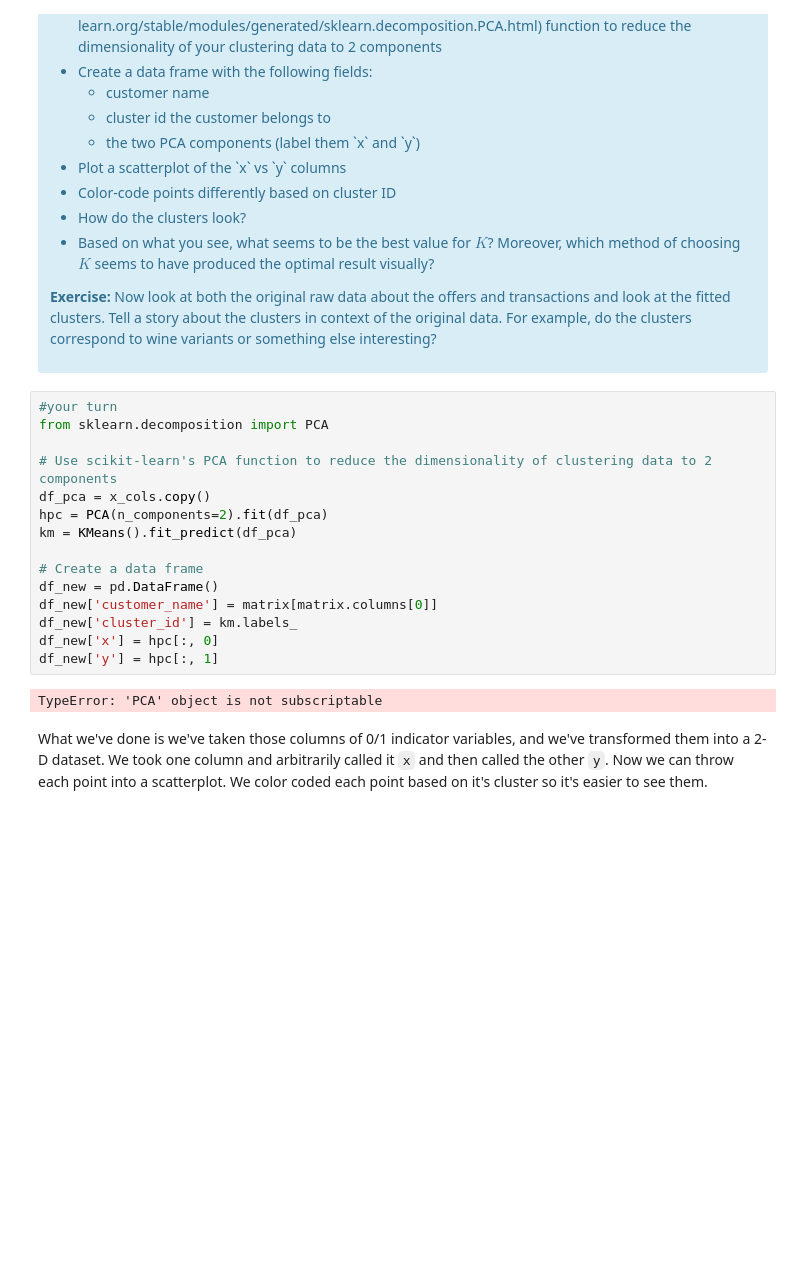
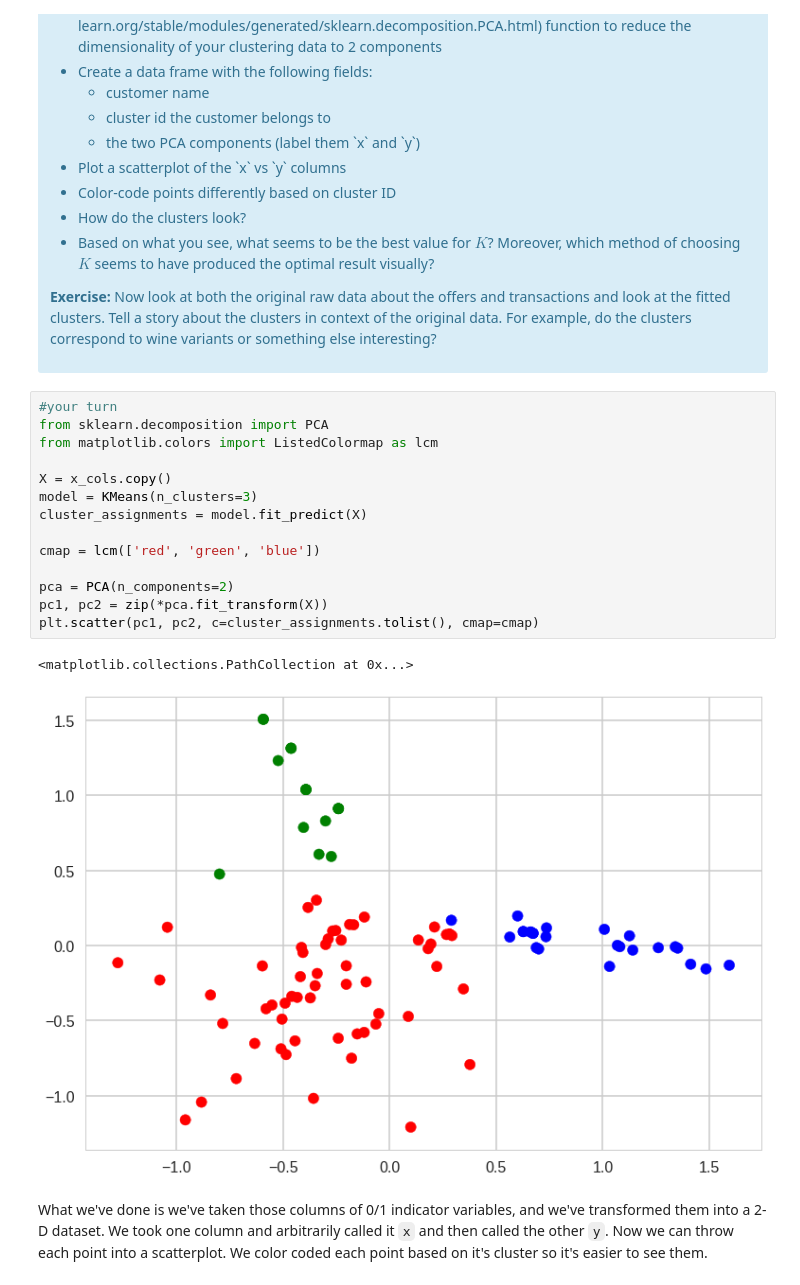
Before and after one commit to anxin16/Data-Science-Career-Track, a Jupyter notebook: Machine_Learning/Unsupervised_Learning/Mini_Project_Clustering.ipynb, the cells around one changed output. Saved outputs shown, nothing was run; the diff lists cells and outputs as text; blank space fills up the shorter version.

```diff
--- a/Machine_Learning/Unsupervised_Learning/Mini_Project_Clustering.ipynb
+++ b/Machine_Learning/Unsupervised_Learning/Mini_Project_Clustering.ipynb
@@ -353,23 +340,23 @@ This is only one use of PCA for dimension reduction. We can also use PCA when we
 
 <p><b>Exercise:</b> Now look at both the original raw data about the offers and transactions and look at the fitted clusters. Tell a story about the clusters in context of the original data. For example, do the clusters correspond to wine variants or something else interesting?</p>
 </div>
-# %%
-#your turn
-from sklearn.decomposition import PCA
-
-# Use scikit-learn's PCA function to reduce the dimensionality of clustering data to 2 components
-df_pca = x_cols.copy()
-hpc = PCA(n_components=2).fit(df_pca)
-km = KMeans().fit_predict(df_pca)
-
-# Create a data frame
-df_new = pd.DataFrame()
-df_new['customer_name'] = matrix[matrix.columns[0]]
-df_new['cluster_id'] = km.labels_
-df_new['x'] = hpc[:, 0]
-df_new['y'] = hpc[:, 1]
-# %% [output]
-TypeError: 'PCA' object is not subscriptable
+# %%
+#your turn
+from sklearn.decomposition import PCA
+from matplotlib.colors import ListedColormap as lcm
+
+X = x_cols.copy()
+model = KMeans(n_clusters=3)
+cluster_assignments = model.fit_predict(X)
+
+cmap = lcm(['red', 'green', 'blue'])
+
+pca = PCA(n_components=2)
+pc1, pc2 = zip(*pca.fit_transform(X))
+plt.scatter(pc1, pc2, c=cluster_assignments.tolist(), cmap=cmap)
+# %% [output]
+<matplotlib.collections.PathCollection at 0x...>
+[figure, added]
 # %% [markdown]
 What we've done is we've taken those columns of 0/1 indicator variables, and we've transformed them into a 2-D dataset. We took one column and arbitrarily called it `x` and then called the other `y`. Now we can throw each point into a scatterplot. We color coded each point based on it's cluster so it's easier to see them.
 # %% [markdown]
```
Also changed, not shown: parts of 8 cells of this notebook.
